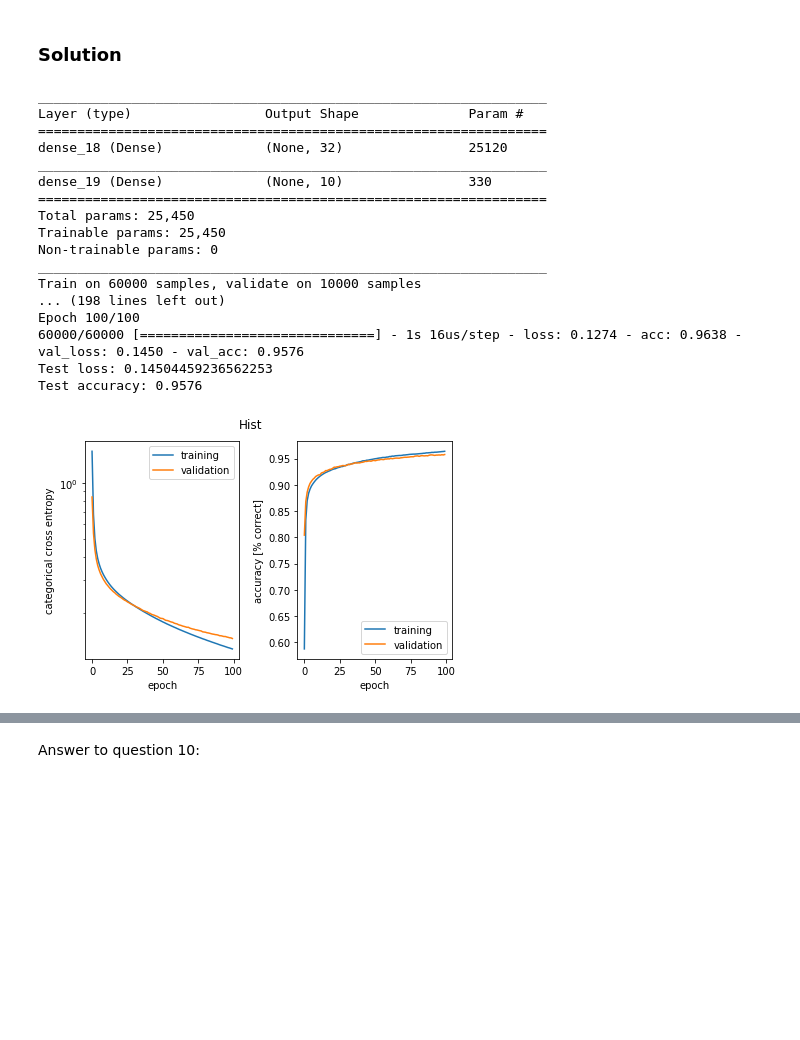
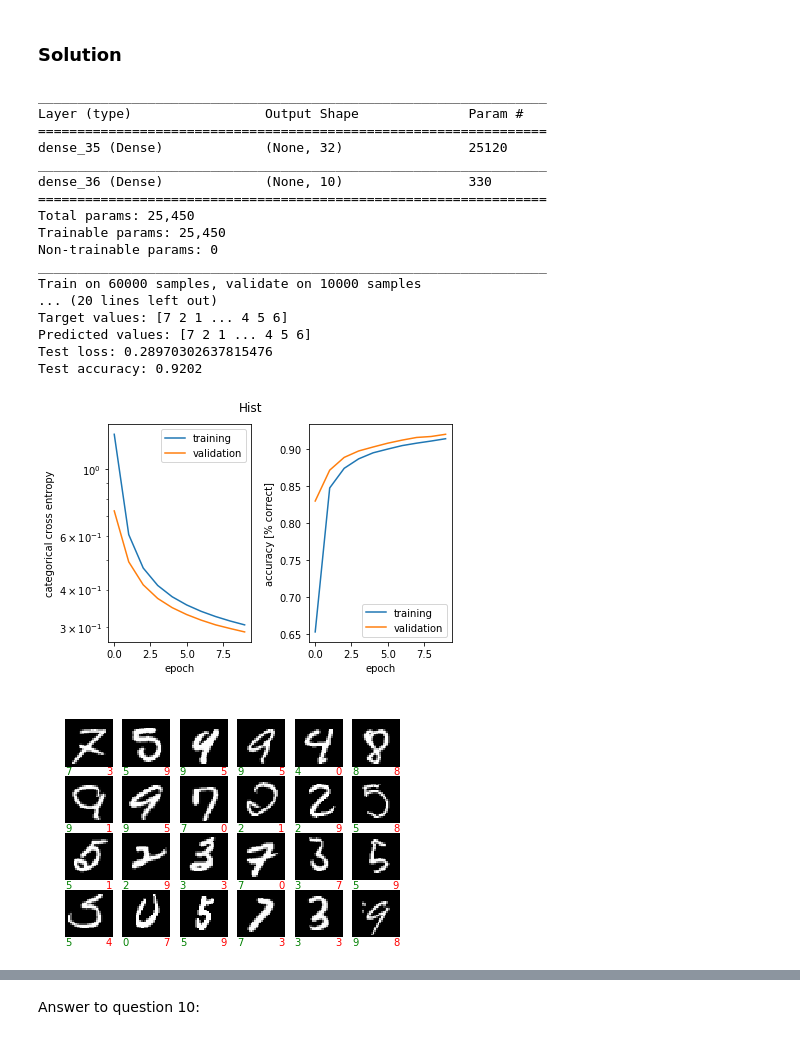
Before and after one commit to FredrikBixo/Artificial-neural-networks-miniproject1, a Jupyter notebook: ANN-miniproject1/miniproject1.ipynb, the cells around one changed output, grey strips where cells are left out. Saved outputs shown, nothing was run; the diff lists cells and outputs as text; code cells hidden in the pictures; blank space fills up the shorter version.

```diff
--- a/ANN-miniproject1/miniproject1.ipynb
+++ b/ANN-miniproject1/miniproject1.ipynb
@@ -157,8 +160,10 @@ Answer to question 2:
 # %% [markdown]
 **Data pre-processing**: To prepare for fitting we transform the labels to one hot coding, i.e. for 5 classes, label 2 becomes the vector [0, 0, 1, 0, 0] (python uses 0-indexing). Furthermore we reshape (flatten) the input images to input vectors and rescale the data into the range [0,1].
 # %%
-y_train = keras.utils.to_categorical(y_train)
-y_test = keras.utils.to_categorical(y_test)
+print(y_train)
+y_train_c = keras.utils.to_categorical(y_train)
+y_test_c = keras.utils.to_categorical(y_test)
+print(y_train_c)
 
 y_fashion_train = keras.utils.to_categorical(y_fashion_train)
 y_fashion_test = keras.utils.to_categorical(y_fashion_test)
@@ -212,48 +224,69 @@ from keras.layers import Dense, Activation
 from keras import optimizers
 
 batch_size = 128
-epochs = 100
+epochs = 10
 
 model = Sequential()
+# Hidden layer:
 model.add(Dense(32, activation='relu', input_dim=784))
+# Output layer:
 model.add(Dense(10, activation='softmax'))
 
 
 model.summary()
 
+# Optimizer:
 sgd = optimizers.SGD(lr=0.01)
 
 model.compile(loss='categorical_crossentropy',
               optimizer=sgd,
               metrics=['accuracy'])
-
-history = model.fit(x_train, y_train,
+# Fitting:
+history = model.fit(x_train, y_train_c,
                     batch_size=batch_size,
                     epochs=epochs,
                     verbose=1,
-                    validation_data=(x_test, y_test))
+                    validation_data=(x_test, y_test_c))
 
 plot_history(history, "Hist")
 
-score = model.evaluate(x_test, y_test, verbose=0)
+score = model.evaluate(x_test, y_test_c, verbose=0)
+# test
+yhat_test = model.predict(x_test)
+
+#targetValues = y_test.argmax(axis=1)
+predictedValues = yhat_test.argmax(axis=1)
+
+missmatches = []
+
+for i in range(0, len(predictedValues)):
+    if predictedValues[i] != y_test[i]:
+        missmatches.append(i)
+
+plot_some_samples(x_test, (y_test+9)%10, yhat_test,missmatches);
+
+print('Target values:', y_test)
+print('Predicted values:', predictedValues)
+
 print('Test loss:', score[0])
 print('Test accuracy:', score[1])
 # %% [output]
 _________________________________________________________________
 Layer (type)                 Output Shape              Param #
 =================================================================
-dense_18 (Dense)             (None, 32)                25120
+dense_35 (Dense)             (None, 32)                25120
 _________________________________________________________________
-dense_19 (Dense)             (None, 10)                330
+dense_36 (Dense)             (None, 10)                330
 =================================================================
 Total params: 25,450
 Trainable params: 25,450
 Non-trainable params: 0
 _________________________________________________________________
 Train on 60000 samples, validate on 10000 samples
-... (198 lines left out)
-Epoch 100/100
-60000/60000 [==============================] - 1s 16us/step - loss: 0.1274 - acc: 0.9638 - val_loss: 0.1450 - val_acc: 0.9576
-Test loss: 0.14504459236562253
-Test accuracy: 0.9576
+... (20 lines left out)
+Target values: [7 2 1 ... 4 5 6]
+Predicted values: [7 2 1 ... 4 5 6]
+Test loss: 0.28970302637815476
+Test accuracy: 0.9202
-[figure, old version]
+[figure, new version]
+[figure, added]
```
Also changed, not shown: parts of 4 cells of this notebook.
